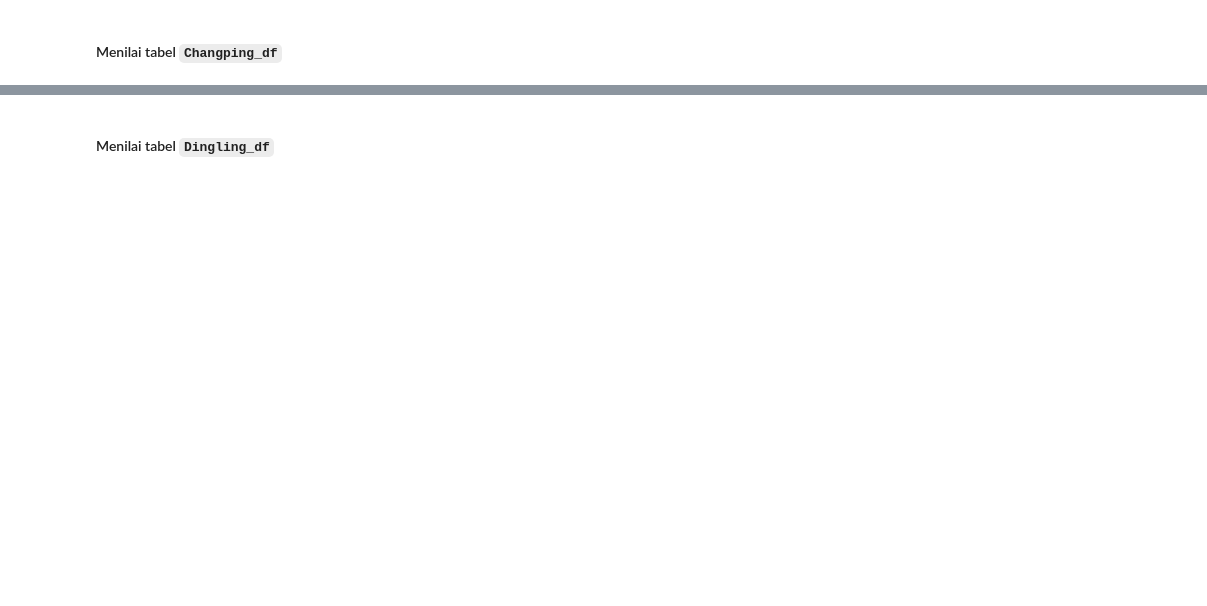
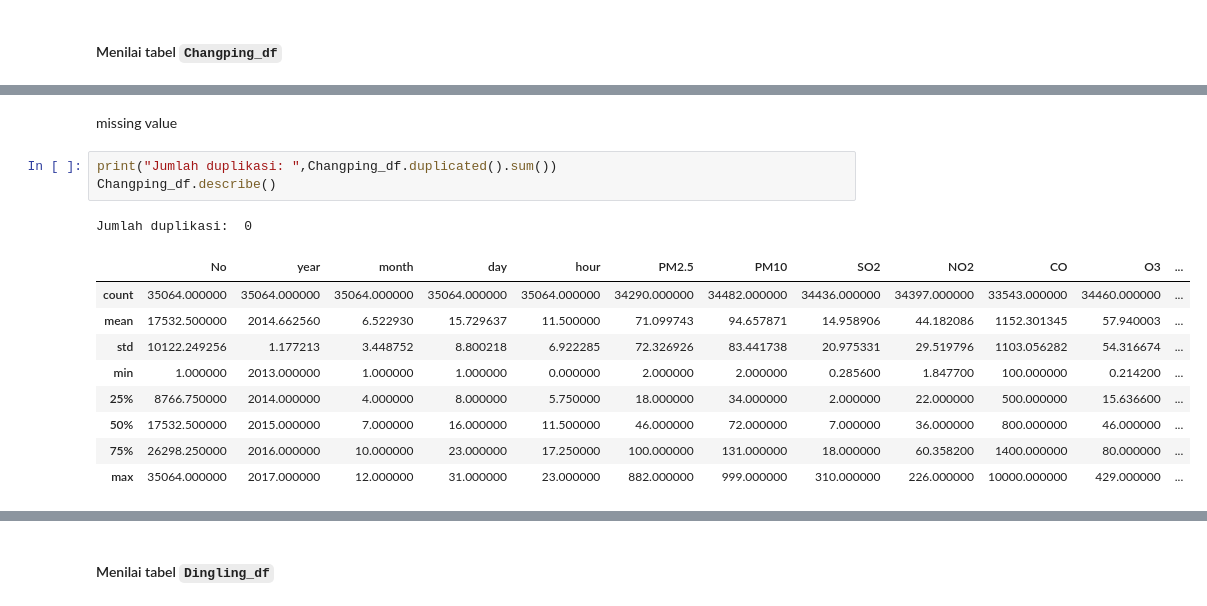
Before and after one commit to Arif-0123/Proyek_Analisis_Data, a Jupyter notebook: Air Quality Dataset/submision/notebook.ipynb, the cells around one changed output, grey strips where cells are left out. Saved outputs shown, nothing was run; the diff lists cells and outputs as text; blank space fills up the shorter version.

```diff
--- a/Air Quality Dataset/submision/notebook.ipynb
+++ b/Air Quality Dataset/submision/notebook.ipynb
@@ -153,0 +278,16 @@ Wanshouxigong_df.head()
+# %% [markdown]
+missing value
+# %%
+print("Jumlah duplikasi: ",Changping_df.duplicated().sum())
+Changping_df.describe()
+# %% [output]
+Jumlah duplikasi:  0
+|  | No | year | month | day | hour | PM2.5 | PM10 | SO2 | NO2 | CO | O3 | ... |
+| count | 35064.000000 | 35064.000000 | 35064.000000 | 35064.000000 | 35064.000000 | 34290.000000 | 34482.000000 | 34436.000000 | 34397.000000 | 33543.000000 | 34460.000000 | ... |
+| mean | 17532.500000 | 2014.662560 | 6.522930 | 15.729637 | 11.500000 | 71.099743 | 94.657871 | 14.958906 | 44.182086 | 1152.301345 | 57.940003 | ... |
+| std | 10122.249256 | 1.177213 | 3.448752 | 8.800218 | 6.922285 | 72.326926 | 83.441738 | 20.975331 | 29.519796 | 1103.056282 | 54.316674 | ... |
+| min | 1.000000 | 2013.000000 | 1.000000 | 1.000000 | 0.000000 | 2.000000 | 2.000000 | 0.285600 | 1.847700 | 100.000000 | 0.214200 | ... |
+| 25% | 8766.750000 | 2014.000000 | 4.000000 | 8.000000 | 5.750000 | 18.000000 | 34.000000 | 2.000000 | 22.000000 | 500.000000 | 15.636600 | ... |
+| 50% | 17532.500000 | 2015.000000 | 7.000000 | 16.000000 | 11.500000 | 46.000000 | 72.000000 | 7.000000 | 36.000000 | 800.000000 | 46.000000 | ... |
+| 75% | 26298.250000 | 2016.000000 | 10.000000 | 23.000000 | 17.250000 | 100.000000 | 131.000000 | 18.000000 | 60.358200 | 1400.000000 | 80.000000 | ... |
+| max | 35064.000000 | 2017.000000 | 12.000000 | 31.000000 | 23.000000 | 882.000000 | 999.000000 | 310.000000 | 226.000000 | 10000.000000 | 429.000000 | ... |
```
Also changed, not shown: parts of 53 cells of this notebook.
